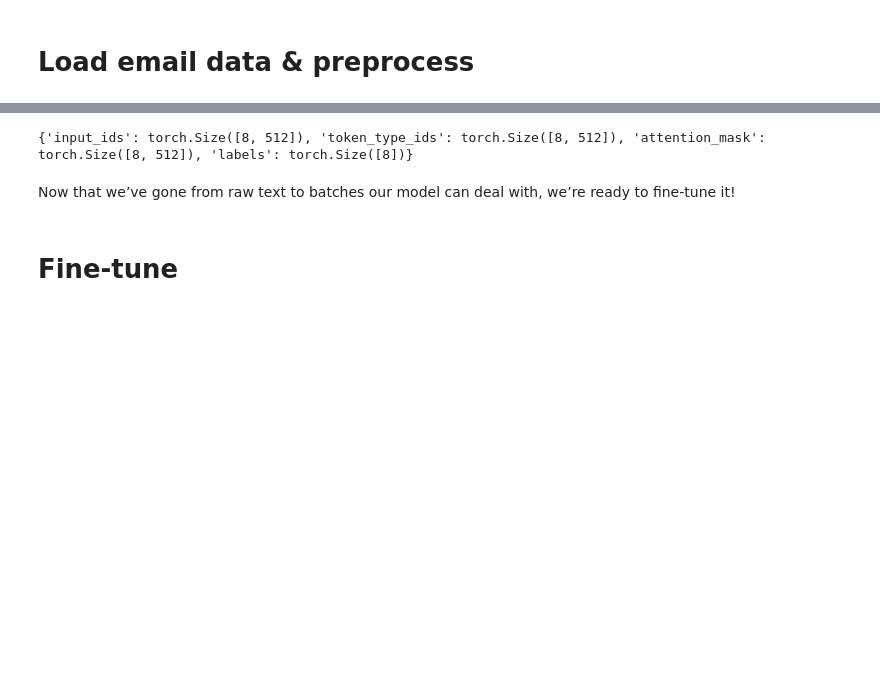
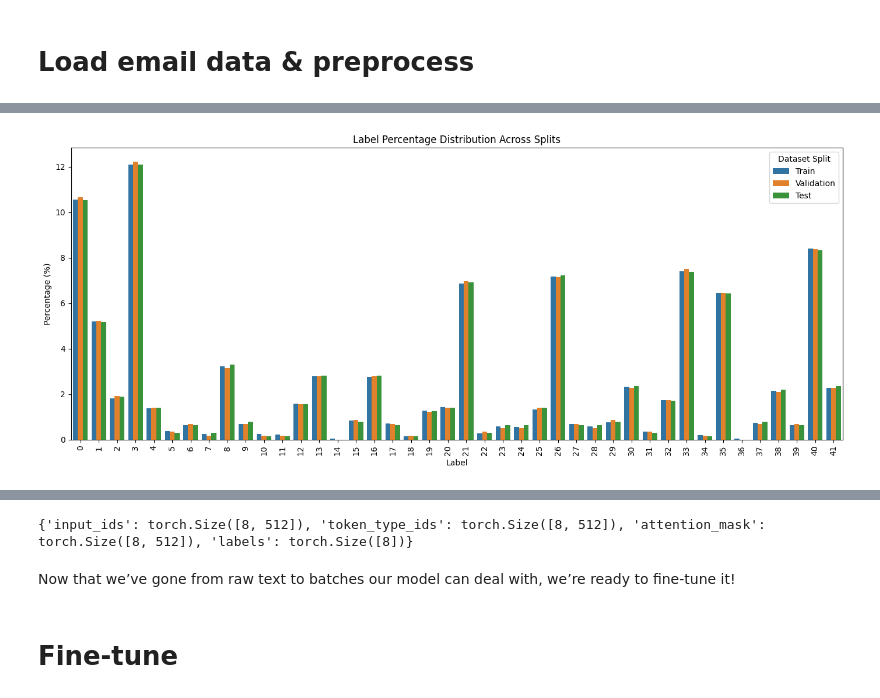
Before and after one commit to Musab005/GmailSorter, a Jupyter notebook: notebooks/prototype.ipynb, the cells around one changed output, grey strips where cells are left out. Drawn from its saved outputs; the diff is of its cells as text; code cells hidden in the pictures; blank space fills up the shorter version.

```diff
--- a/notebooks/prototype.ipynb
+++ b/notebooks/prototype.ipynb
@@ -68,3 +91,56 @@ DatasetDict({
+# %%
+import matplotlib.pyplot as plt
+import seaborn as sns
+
+def plot_label_distribution(df, title):
+    plt.figure(figsize=(12, 5))
+    sns.countplot(x='label', data=df, order=sorted(df['label'].unique()))
+    plt.title(title)
+    plt.xlabel("Label")
+    plt.ylabel("Count")
+    plt.xticks(rotation=90)
+    plt.tight_layout()
+    plt.show()
+
+def plot_label_percentage_distribution(df, title):
+    label_counts = df['label'].value_counts(normalize=True).sort_index() * 100
+    plt.figure(figsize=(12, 5))
+    sns.barplot(x=label_counts.index, y=label_counts.values)
+    plt.title(title)
+    plt.xlabel("Label")
+    plt.ylabel("Percentage (%)")
+    plt.xticks(rotation=90)
+    plt.tight_layout()
+    plt.show()
+
+
+def get_label_percentages(df, split_name):
+    percentages = df['label'].value_counts(normalize=True).sort_index() * 100
+    return pd.DataFrame({
+        'Label': percentages.index,
+        'Percentage': percentages.values,
+        'Split': split_name
+    })
+
+# Combine all splits into one DataFrame
+df_all = pd.concat([
+    get_label_percentages(train_df, 'Train'),
+    get_label_percentages(val_df, 'Validation'),
+    get_label_percentages(test_df, 'Test')
+])
+
+# Plot
+plt.figure(figsize=(14, 6))
+sns.barplot(data=df_all, x='Label', y='Percentage', hue='Split')
+plt.title("Label Percentage Distribution Across Splits")
+plt.xlabel("Label")
+plt.ylabel("Percentage (%)")
+plt.xticks(rotation=90)
+plt.legend(title='Dataset Split')
+plt.tight_layout()
+plt.show()
+# %% [output]
+[figure, added]
 # %%
 # define tokenization logic
 # This function takes a dictionary (like the items of our dataset) and returns
```
Also changed, not shown: parts of 30 cells of this notebook, 1 other file.
